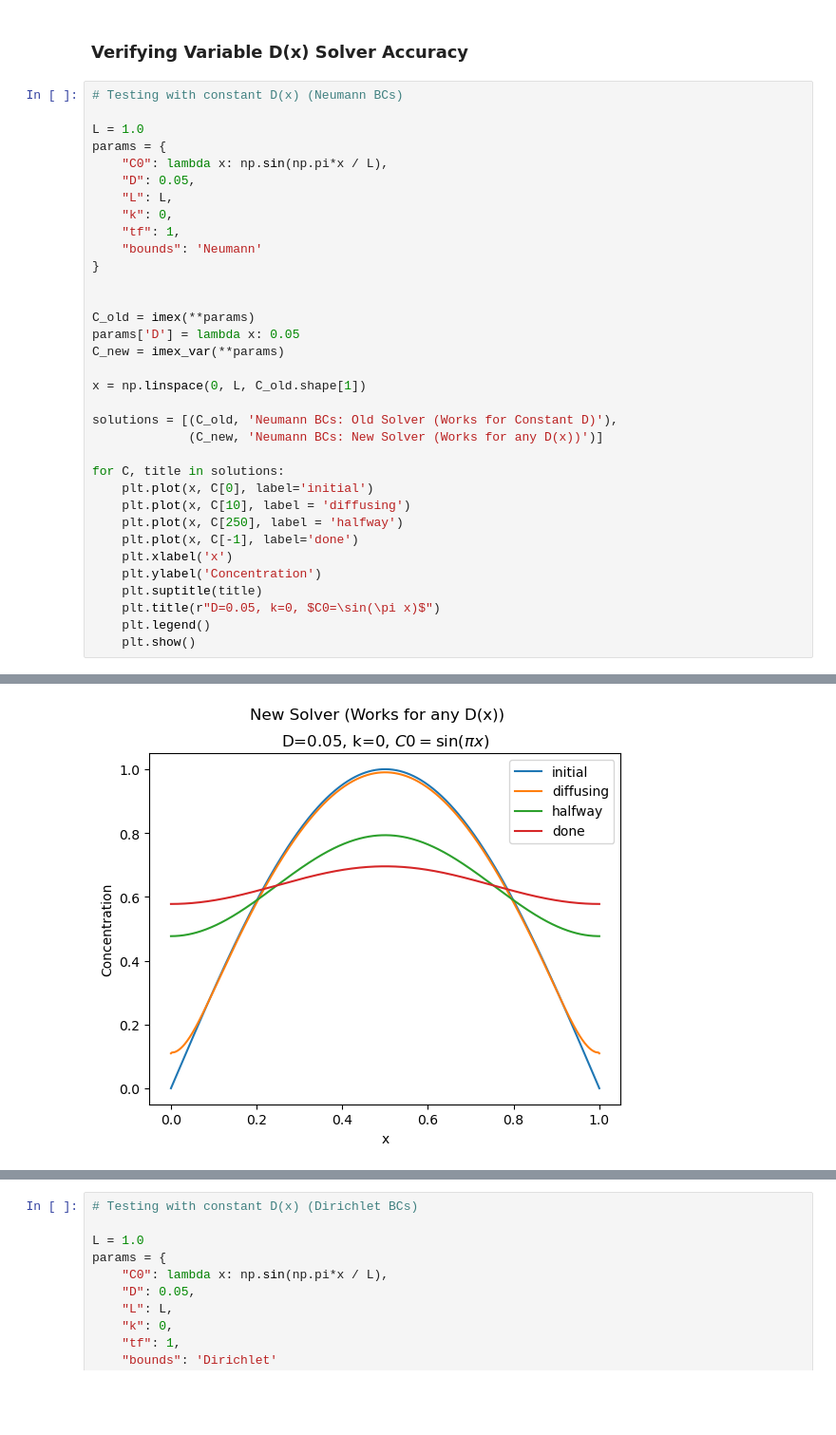
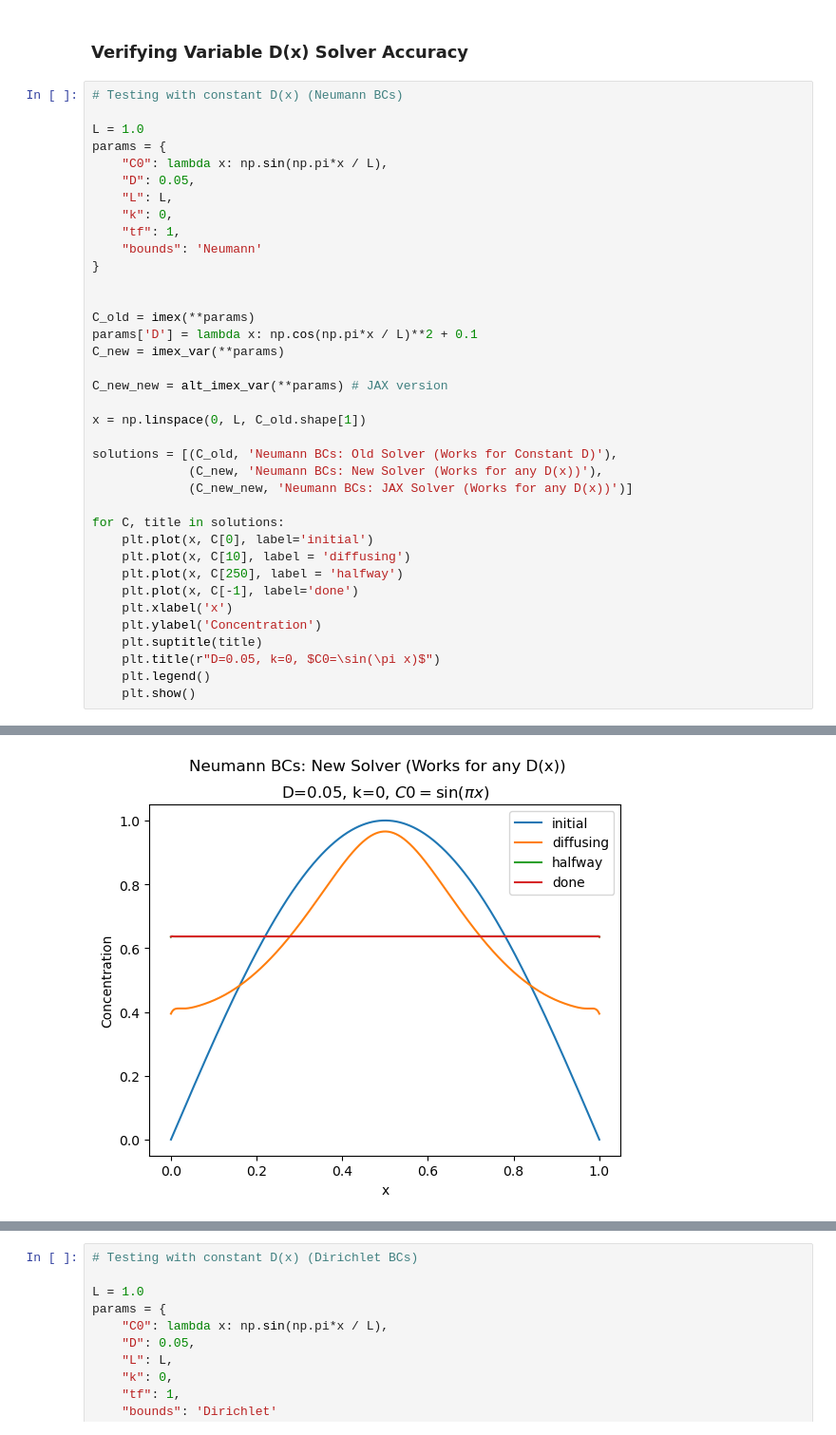
Before and after one commit to william-dove/Diffusion-Modeling, a Jupyter notebook: Diffusion.ipynb, the cells around one changed output, grey strips where cells are left out. Shown at 95% size. Cells and saved outputs as stored; diff of their text form; blank space fills up the shorter version.

```diff
--- a/Diffusion.ipynb
+++ b/Diffusion.ipynb
@@ -728,13 +885,16 @@ params = {
 
 
 C_old = imex(**params)
-params['D'] = lambda x: 0.05
+params['D'] = lambda x: np.cos(np.pi*x / L)**2 + 0.1
 C_new = imex_var(**params)
+
+C_new_new = alt_imex_var(**params) # JAX version
 
 x = np.linspace(0, L, C_old.shape[1])
 
 solutions = [(C_old, 'Neumann BCs: Old Solver (Works for Constant D)'),
-             (C_new, 'Neumann BCs: New Solver (Works for any D(x))')]
+             (C_new, 'Neumann BCs: New Solver (Works for any D(x))'),
+             (C_new_new, 'Neumann BCs: JAX Solver (Works for any D(x))')]
 
 for C, title in solutions:
     plt.plot(x, C[0], label='initial')
@@ -752 +931 @@ for C, title in solutions:
-[figure, old version]
+[figure, new version]
```
Also changed, not shown: parts of 5 cells of this notebook, 5 other files.
